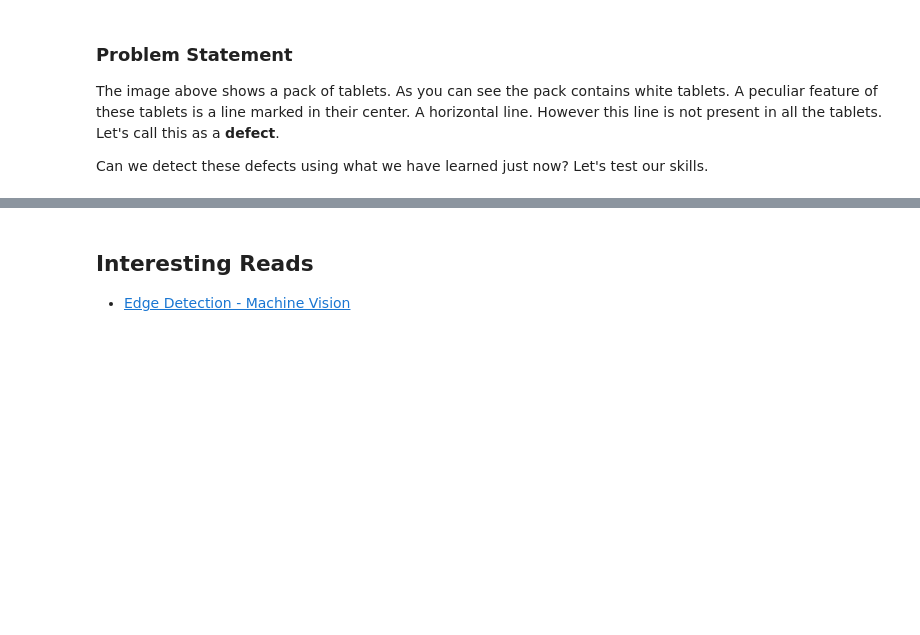
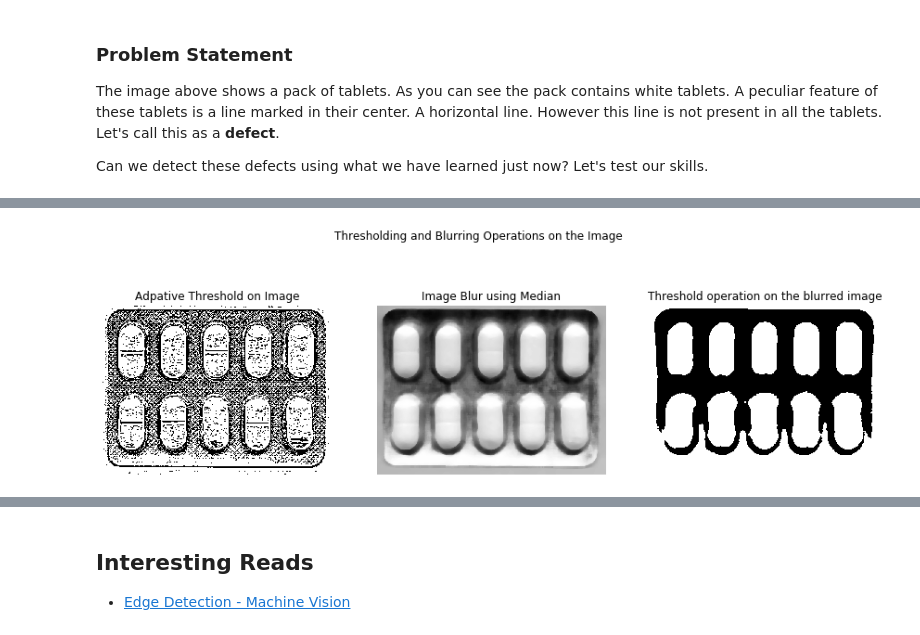
Before and after one commit to thisisashukla/computer-vision, a Jupyter notebook: 2_neighborhood-ops/02_edge_detection.ipynb, the cells around one changed output, grey strips where cells are left out. Cells and saved outputs as stored; diff of their text form; code cells hidden in the pictures; blank space fills up the shorter version.

```diff
--- a/2_neighborhood-ops/02_edge_detection.ipynb
+++ b/2_neighborhood-ops/02_edge_detection.ipynb
@@ -266,0 +238,10 @@ plt.imshow(canny, cmap='gray', vmin=0, vmax=255)
+# %%
+img_adth = cv2.adaptiveThreshold(img_bw,255,cv2.ADAPTIVE_THRESH_MEAN_C, cv2.THRESH_BINARY,11,2)
+img_blur = cv2.medianBlur(img_bw, 11)
+ret, img_blr_th = cv2.threshold(img_blur,0,255,cv2.THRESH_BINARY+cv2.THRESH_OTSU)
+
+utils.showImage([img_adth, img_blur, img_blr_th], ['Adpative Threshold on Image',
+                                                   'Image Blur using Median', 'Threshold operation on the blurred image'],
+                'Thresholding and Blurring Operations on the Image')
+# %% [output]
+[figure, added]
```
Also changed, not shown: parts of 14 cells of this notebook.
